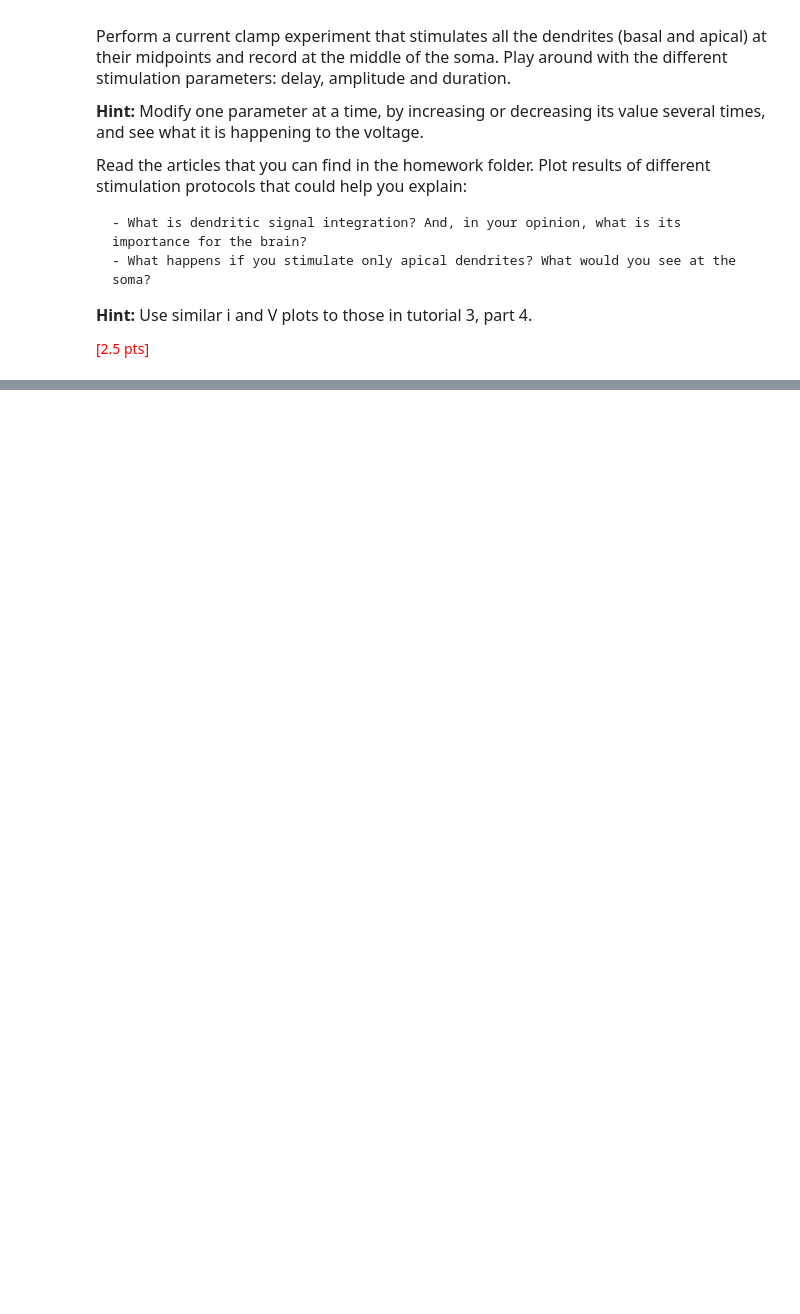
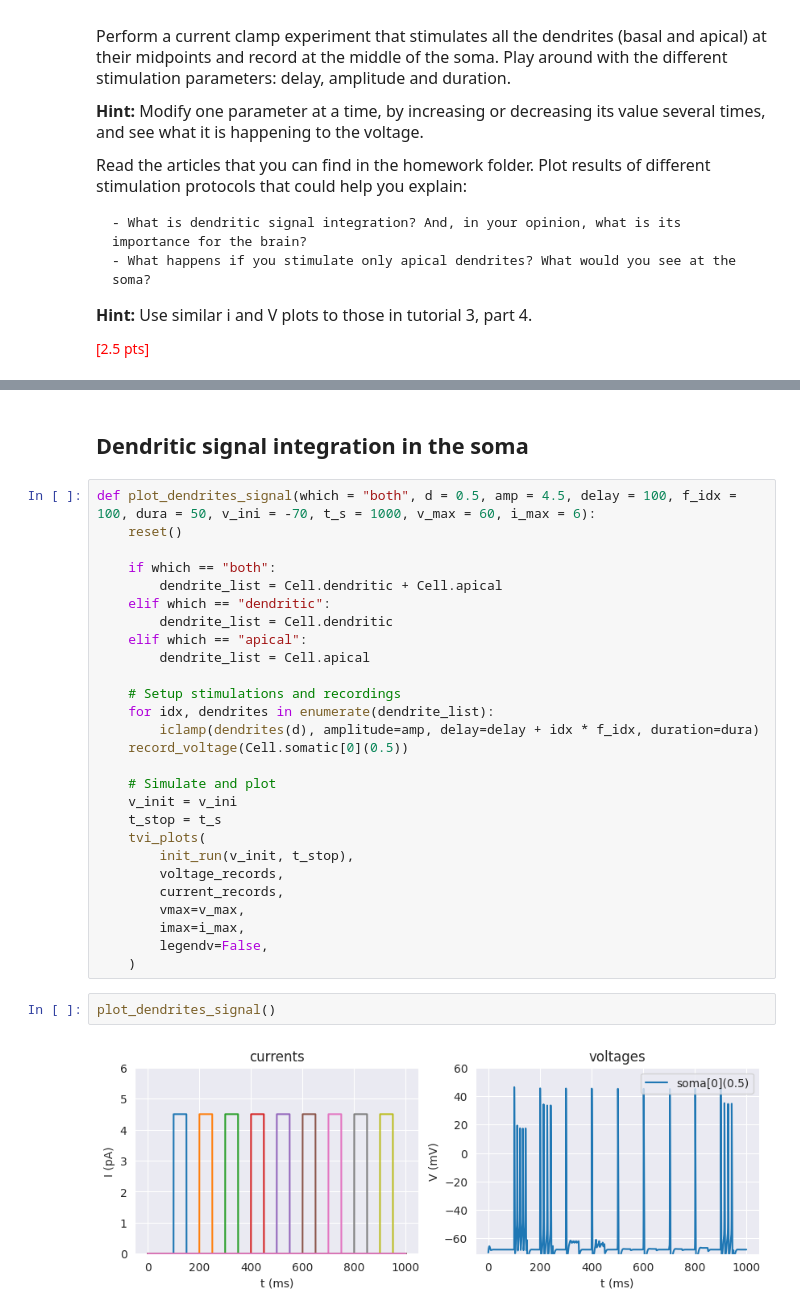
Before and after one commit to ejayromero/biophysics-NX-450, a Jupyter notebook: Week_5/Week5_HomeWork.ipynb, the cells around one changed output, grey strips where cells are left out. Cells and saved outputs as stored; diff of their text form; blank space fills up the shorter version.

```diff
--- a/Week_5/Week5_HomeWork.ipynb
+++ b/Week_5/Week5_HomeWork.ipynb
@@ -55,0 +262,33 @@ __IMPORTANT:__<font size = "3"> Exercises in <font color='red'>red</font> are ma
+# %% [markdown]
+## Dendritic signal integration in the soma
+# %%
+def plot_dendrites_signal(which = "both", d = 0.5, amp = 4.5, delay = 100, f_idx = 100, dura = 50, v_ini = -70, t_s = 1000, v_max = 60, i_max = 6):
+    reset()
+
+    if which == "both":
+        dendrite_list = Cell.dendritic + Cell.apical
+    elif which == "dendritic":
+        dendrite_list = Cell.dendritic
+    elif which == "apical":
+        dendrite_list = Cell.apical
+
+    # Setup stimulations and recordings
+    for idx, dendrites in enumerate(dendrite_list):
+        iclamp(dendrites(d), amplitude=amp, delay=delay + idx * f_idx, duration=dura)
+    record_voltage(Cell.somatic[0](0.5))
+
+    # Simulate and plot
+    v_init = v_ini
+    t_stop = t_s
+    tvi_plots(
+        init_run(v_init, t_stop),
+        voltage_records,
+        current_records,
+        vmax=v_max,
+        imax=i_max,
+        legendv=False,
+    )
+# %%
+plot_dendrites_signal()
+# %% [output]
+[figure, added]
```
Also changed, not shown: parts of 21 cells of this notebook.
